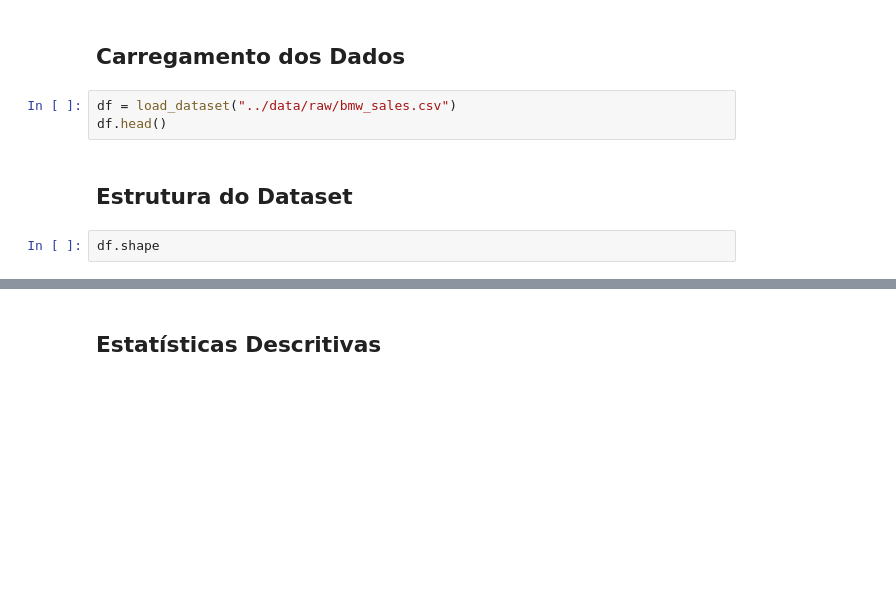
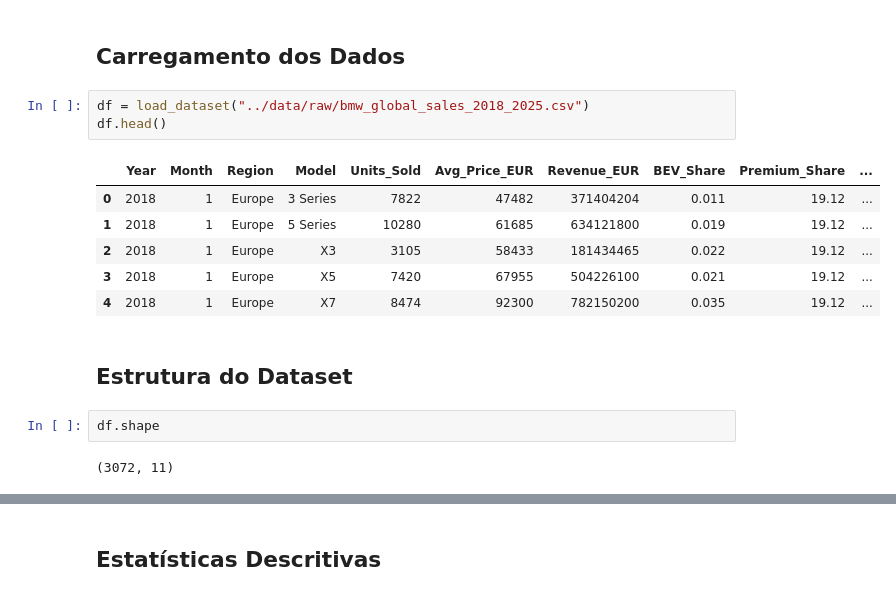
Before and after one commit to BraianMontoro/BWM_REGRESSION_MODEL, a Jupyter notebook: notebooks/01_eda.ipynb, the cells around one changed output, grey strips where cells are left out. Cells and saved outputs as stored; diff of their text form; blank space fills up the shorter version.

```diff
--- a/notebooks/01_eda.ipynb
+++ b/notebooks/01_eda.ipynb
@@ -23,11 +23,20 @@ np.random.seed(42)
 # %% [markdown]
 ## Carregamento dos Dados
 # %%
-df = load_dataset("../data/raw/bmw_sales.csv")
+df = load_dataset("../data/raw/bmw_global_sales_2018_2025.csv")
 df.head()
+# %% [output]
+|  | Year | Month | Region | Model | Units_Sold | Avg_Price_EUR | Revenue_EUR | BEV_Share | Premium_Share | ... |
+| 0 | 2018 | 1 | Europe | 3 Series | 7822 | 47482 | 371404204 | 0.011 | 19.12 | ... |
+| 1 | 2018 | 1 | Europe | 5 Series | 10280 | 61685 | 634121800 | 0.019 | 19.12 | ... |
+| 2 | 2018 | 1 | Europe | X3 | 3105 | 58433 | 181434465 | 0.022 | 19.12 | ... |
+| 3 | 2018 | 1 | Europe | X5 | 7420 | 67955 | 504226100 | 0.021 | 19.12 | ... |
+| 4 | 2018 | 1 | Europe | X7 | 8474 | 92300 | 782150200 | 0.035 | 19.12 | ... |
 # %% [markdown]
 ## Estrutura do Dataset
 # %%
 df.shape
+# %% [output]
+(3072, 11)
 # %%
 df.info()
```
Also changed, not shown: parts of 14 cells of this notebook, 1 other file.
